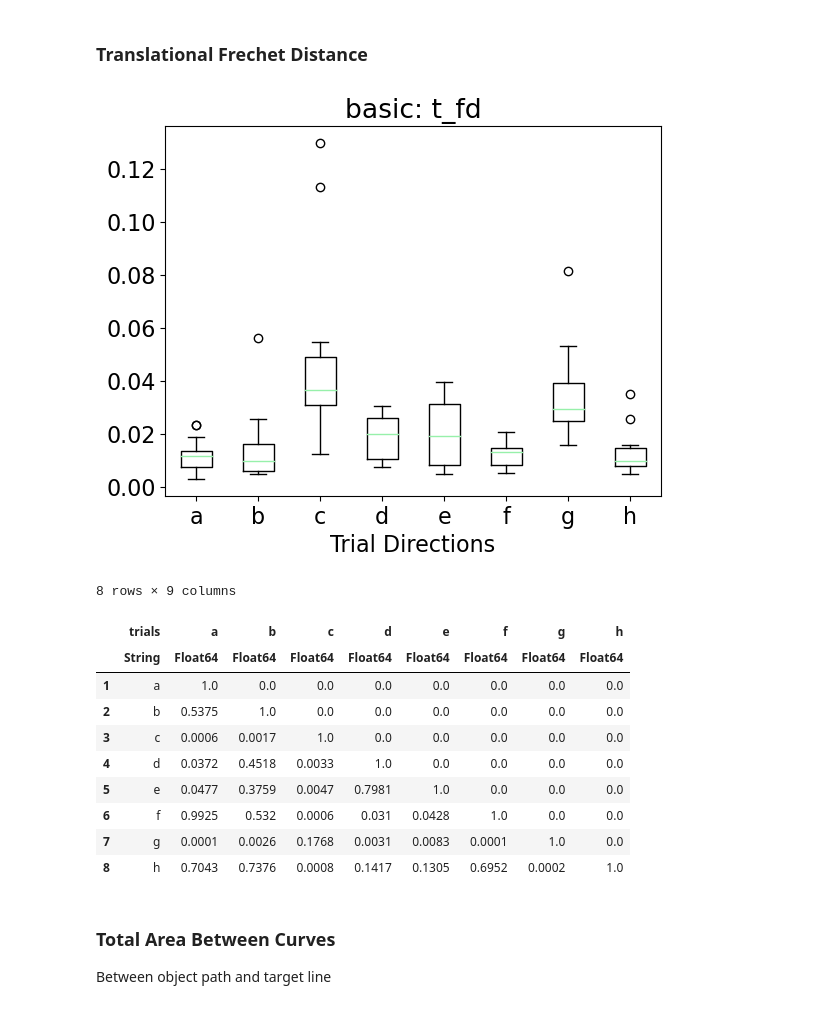
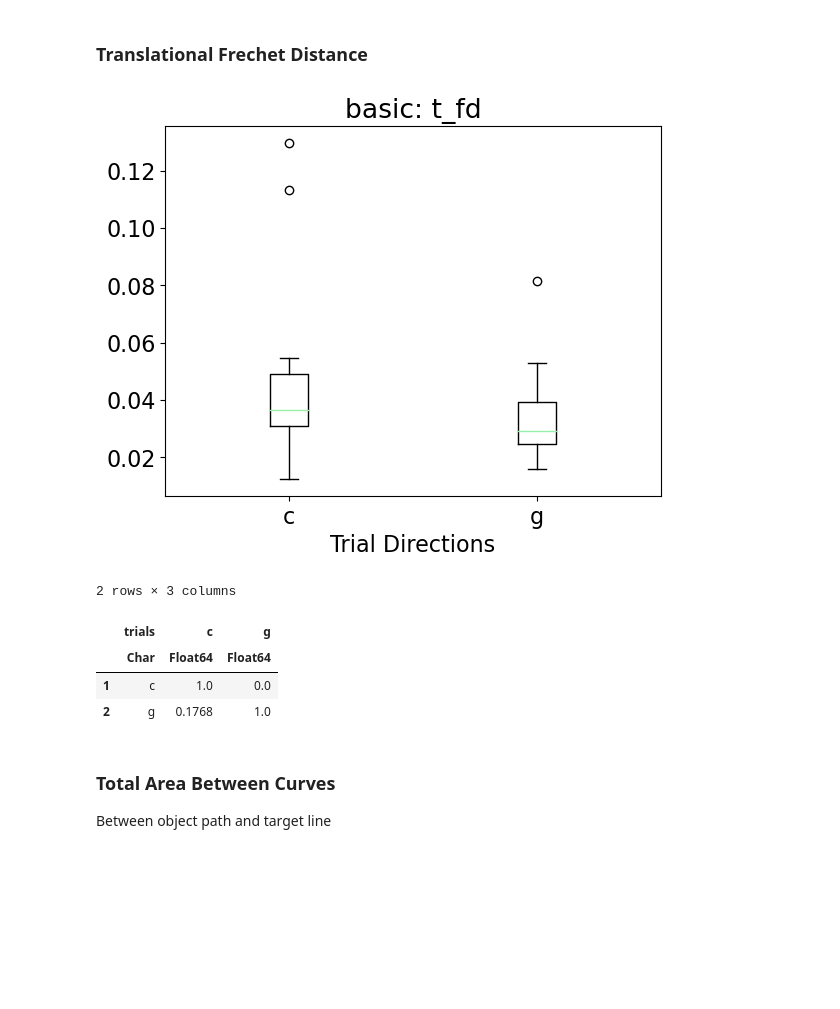
Before and after one commit to NotCras/asterisk_test, a Jupyter notebook: data_analysis_julia-Copy1.ipynb, the cells around one changed output. Cells and saved outputs as stored; diff of their text form; code cells hidden in the pictures; blank space fills up the shorter version.

```diff
--- a/data_analysis_julia-Copy1.ipynb
+++ b/data_analysis_julia-Copy1.ipynb
@@ -140,3 +145,5 @@ Plot all metric values in bar charts by direction
 # h_df = groups[8]
 # directions = [a_df, b_df, c_df, d_df, e_df, f_df, g_df, h_df]
 # a_df
+sub_df = filter(row -> row[:dir] in ['c','g'] , df_hand)
+first(sub_df, 10)
@@ -143,10 +164,11 @@ Plot all metric values in bar charts by direction
 # %%
-function compare_metrics(metric::Symbol, df::DataFrame, ts="nothing")
+function compare_metrics(metric::Symbol, df::DataFrame, ts::Array{Char,1}="nothing")
+
     if ts == "nothing"
         dir_data = groupby(df, :dir)
-    els
-        sub_df = filter(row -> row[:dir] in ts , df)
-        dir_data =
+    else
+        sub_df = filter(row -> row[:dir] in ts, df)
+        dir_data = groupby(sub_df, :dir)
     end
 
     metric_data = []
@@ -155,10 +177,12 @@ function compare_metrics(metric::Symbol, df::DataFrame, ts="nothing")
         data = dir[!, metric]
         push!(metric_data, data)
     end
+
     plt_title = f"{hand}: {metric}"
     boxplot(metric_data)
     title(plt_title)
-    xticks(1:8, t_labels)
+    x_label = ["c", "g"] # I give up trying to convert char to string
+    xticks(1:2, x_label)
     xlabel("Trial Directions")
 end
 
@@ -172,8 +196,9 @@ rotations = ["n"]
 
 function get_trial_vals(df::DataFrame, metric::Symbol, translation::Char)
     desired_direction = filter(row -> row[:dir] == translation, df)
+    dd = dropmissing(desired_direction, metric)
     names = desired_direction[!, :trial]
-    values = desired_direction[!, metric]
+    values = dd[!, metric]
     v = convert(Array{Float64,1}, values)
 
     return v, names
@@ -199,12 +224,12 @@ Functions are ready!
 # %%
 using HypothesisTests
 # %%
-function compare_2_directions(metric::Symbol, ts="nothing")
-    if ts == "nothing"
+function compare_2_directions(metric::Symbol, ts="nothings")
+    if ts == "nothings"
         ts = ['a','b','c','d','e','f','g','h']
     end
 
-    results_report = zeros(8, 8)
+    results_report = zeros(2,2)
 
     for t in ts
         i = findall(x->x==t, ts)[1]
@@ -223,10 +248,8 @@ function compare_2_directions(metric::Symbol, ts="nothing")
         println(" ")
     end
 
-    r_df = DataFrame(trials=translations = ["a", "b", "c", "d", "e", "f", "g", "h"],
-                     a=results_report[1,:], b=results_report[2,:], c=results_report[3,:],
-                     d=results_report[4,:], e=results_report[5,:], f=results_report[6,:],
-                     g=results_report[7,:], h=results_report[8,:])
+    r_df = DataFrame(trials=ts,
+                     c=results_report[1,:], g=results_report[2,:])
 
     return r_df
 end
@@ -312,21 +331,15 @@ compare_2_directions(:max_err)
 # %% [markdown]
 ### Translational Frechet Distance
 # %%
-compare_metrics(:t_fd, df_hand)
-compare_2_directions(:t_fd)
+compare_metrics(:t_fd, df_hand, ['c','g'])
+compare_2_directions(:t_fd, ['c','g'])
 # %% [output]
-[figure, old version]
+[figure, new version]
-8 rows × 9 columns
+2 rows × 3 columns
-|  | trials | a | b | c | d | e | f | g | h |
-|  | String | Float64 | Float64 | Float64 | Float64 | Float64 | Float64 | Float64 | Float64 |
-| 1 | a | 1.0 | 0.0 | 0.0 | 0.0 | 0.0 | 0.0 | 0.0 | 0.0 |
-| 2 | b | 0.5375 | 1.0 | 0.0 | 0.0 | 0.0 | 0.0 | 0.0 | 0.0 |
-| 3 | c | 0.0006 | 0.0017 | 1.0 | 0.0 | 0.0 | 0.0 | 0.0 | 0.0 |
-| 4 | d | 0.0372 | 0.4518 | 0.0033 | 1.0 | 0.0 | 0.0 | 0.0 | 0.0 |
-| 5 | e | 0.0477 | 0.3759 | 0.0047 | 0.7981 | 1.0 | 0.0 | 0.0 | 0.0 |
-| 6 | f | 0.9925 | 0.532 | 0.0006 | 0.031 | 0.0428 | 1.0 | 0.0 | 0.0 |
-| 7 | g | 0.0001 | 0.0026 | 0.1768 | 0.0031 | 0.0083 | 0.0001 | 1.0 | 0.0 |
-| 8 | h | 0.7043 | 0.7376 | 0.0008 | 0.1417 | 0.1305 | 0.6952 | 0.0002 | 1.0 |
+|  | trials | c | g |
+|  | Char | Float64 | Float64 |
+| 1 | c | 1.0 | 0.0 |
+| 2 | g | 0.1768 | 1.0 |
 # %% [markdown]
 ### Total Area Between Curves
 Between object path and target line
```
Also changed, not shown: parts of 12 cells of this notebook, 2 other files.
